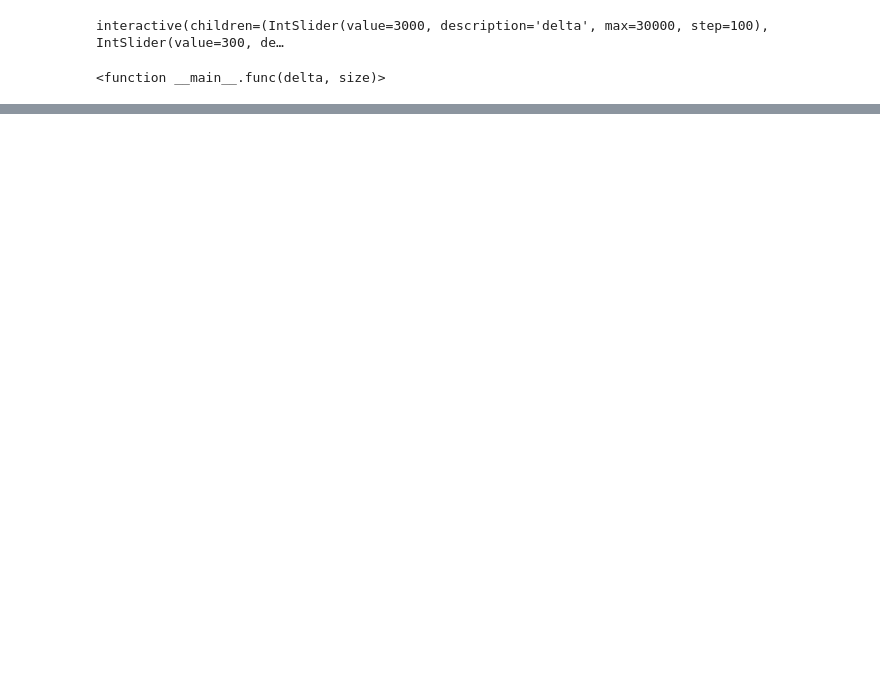
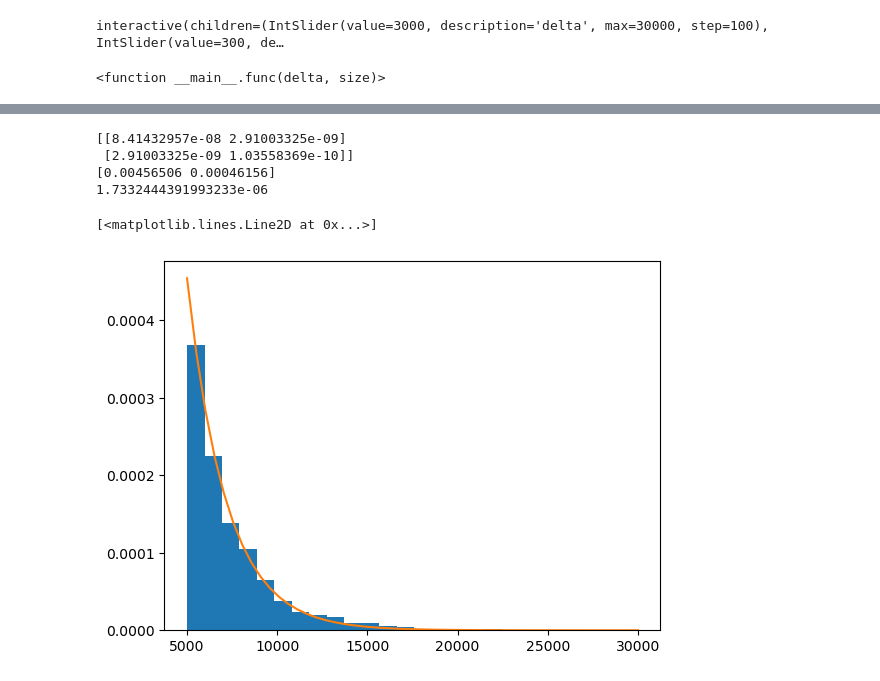
Before and after one commit to Modularius/supermusr-data-pipeline, a Jupyter notebook: trace-to-dsp-events/Python/jupyter.ipynb, the cells around one changed output, grey strips where cells are left out. Drawn from its saved outputs; the diff is of its cells as text; code cells hidden in the pictures; blank space fills up the shorter version.

Commit message:
Simple Detector

```diff
--- a/trace-to-dsp-events/Python/jupyter.ipynb
+++ b/trace-to-dsp-events/Python/jupyter.ipynb
@@ -230,0 +232,27 @@ plt.plot(X,func(X, *popt))
+# %%
+times = [pulse.start[0]
+            for pulse in FileToPulseBasics(get_event_file('Saves/output_all_pulses_simple.csv'))
+                if pulse.start[0] > 5000
+        ]
+values, edges, _, = plt.hist(times, bins = 18, density = True, log = False)
+
+from scipy.optimize import curve_fit
+def func(x, a, b):
+    return a*np.exp(-b*x)
+
+pos = np.array([(e1 + e2)/2 for (e1,e2) in zip(edges[:-1],edges[1:])])
+
+popt, pcov = curve_fit(func, pos, values, p0 = (1.0,0.0))
+print(pcov)
+print(popt)
+print(8e-10/popt[1])
+
+X = np.linspace(5000,30000)
+plt.plot(X,func(X, *popt))
+# %% [output]
+[[8.41432957e-08 2.91003325e-09]
+ [2.91003325e-09 1.03558369e-10]]
+[0.00456506 0.00046156]
+1.7332444391993233e-06
+[<matplotlib.lines.Line2D at 0x...>]
+[figure, added]
```
Also changed, not shown: parts of 3 cells of this notebook, 3 other files.
